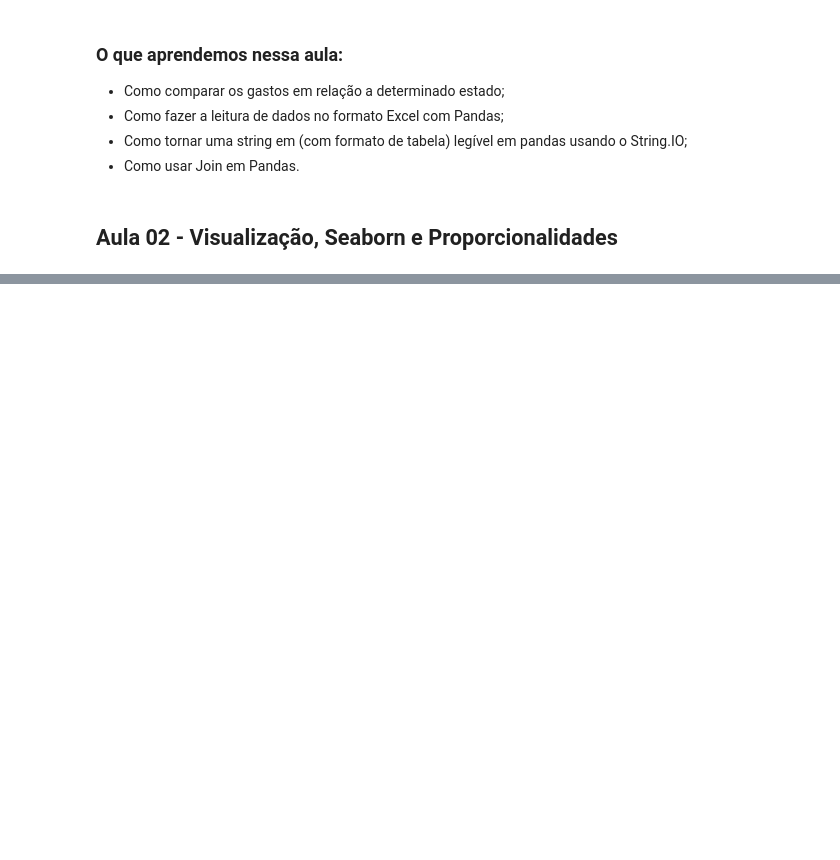
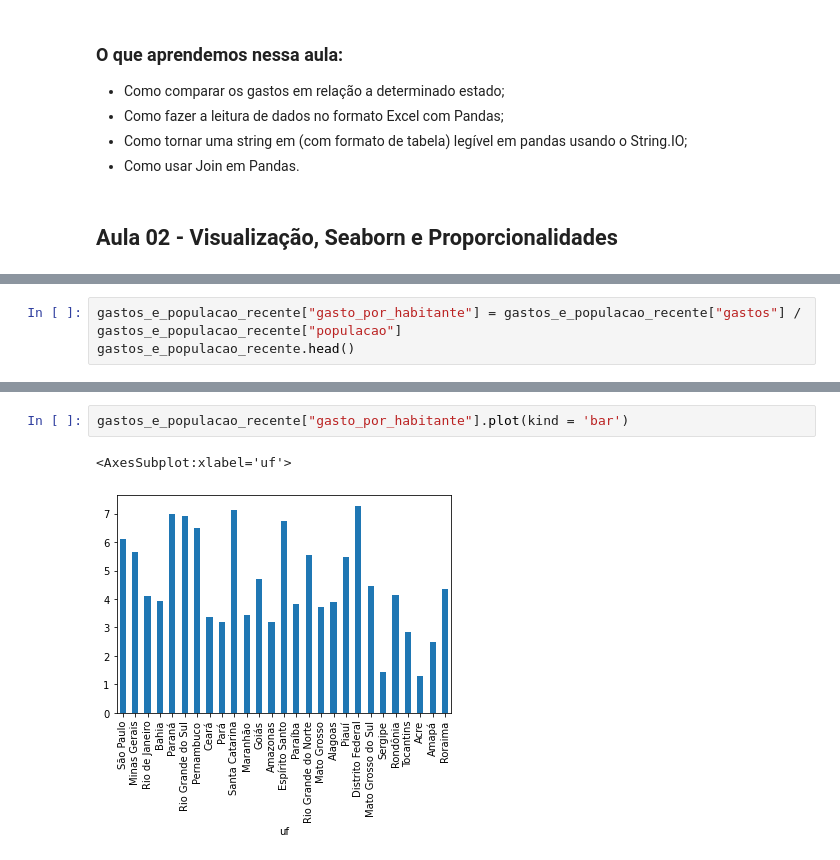
Before and after one commit to diascarolina/data-science-bootcamp, a Jupyter notebook: modulo2/aulas_desafios_modulo2.ipynb, the cells around one changed output, grey strips where cells are left out. Saved outputs shown, nothing was run; the diff lists cells and outputs as text; blank space fills up the shorter version.

```diff
--- a/modulo2/aulas_desafios_modulo2.ipynb
+++ b/modulo2/aulas_desafios_modulo2.ipynb
@@ -380,0 +401,3 @@ unida_teste.head()
+# %%
+gastos_e_populacao_recente["gasto_por_habitante"] = gastos_e_populacao_recente["gastos"] / gastos_e_populacao_recente["populacao"]
+gastos_e_populacao_recente.head()
@@ -380,0 +426,5 @@ unida_teste.head()
+# %%
+gastos_e_populacao_recente["gasto_por_habitante"].plot(kind = 'bar')
+# %% [output]
+<AxesSubplot:xlabel='uf'>
+[figure, added]
```
Also changed, not shown: parts of 9 cells of this notebook.
